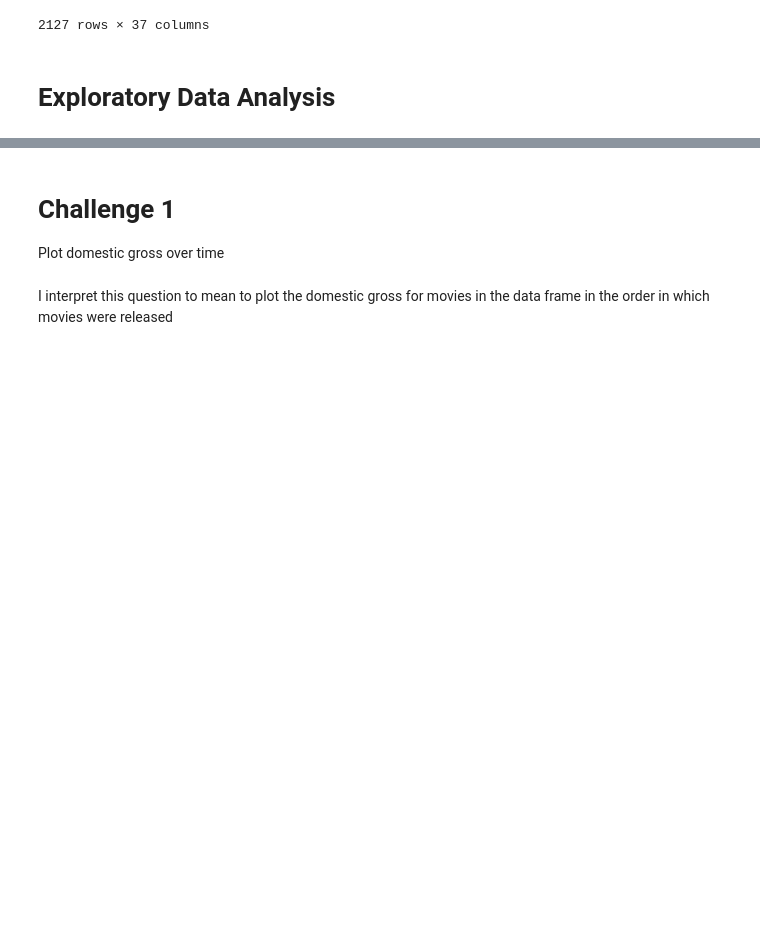
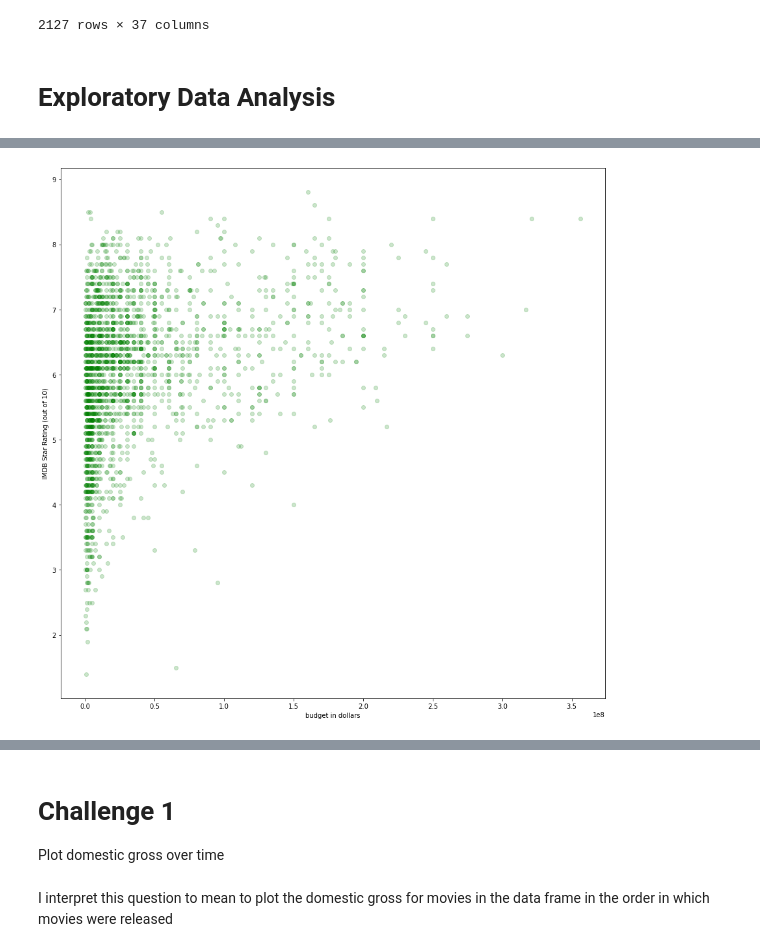
Before and after one commit to michael-a-green/Metis_Project2, a Jupyter notebook: Project2.ipynb, the cells around one changed output, grey strips where cells are left out. Drawn from its saved outputs; the diff is of its cells as text; code cells hidden in the pictures; blank space fills up the shorter version.

```diff
--- a/Project2.ipynb
+++ b/Project2.ipynb
@@ -646,0 +754,5 @@ movie_df_processed
+# %%
+
+rating_budget_series = movie_df_processed[["star_rating","budget"]]
+rating_budget_series.sort_values(["budget"],inplace=True)
+rating_budget_series
@@ -646,0 +777,7 @@ movie_df_processed
+# %%
+plt.figure(figsize=(15,15))
+plt.scatter(rating_budget_series["budget"],rating_budget_series["star_rating"],alpha=0.2,color="green")
+plt.xlabel("budget in dollars")
+plt.ylabel("IMDB Star Rating (out of 10)");
+# %% [output]
+[figure, added]
```
Also changed, not shown: parts of 23 cells of this notebook.
